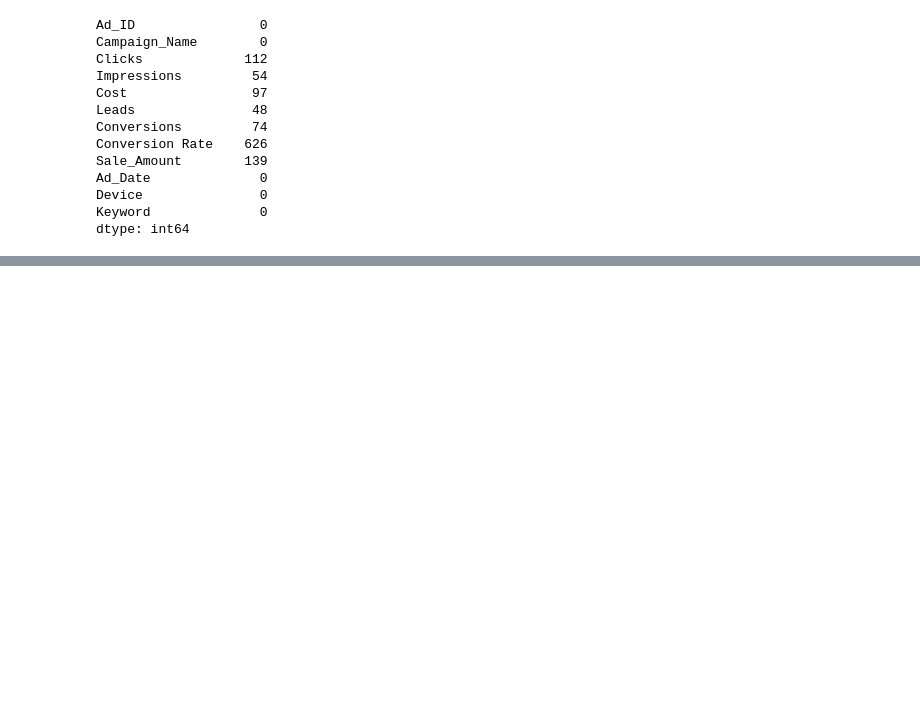
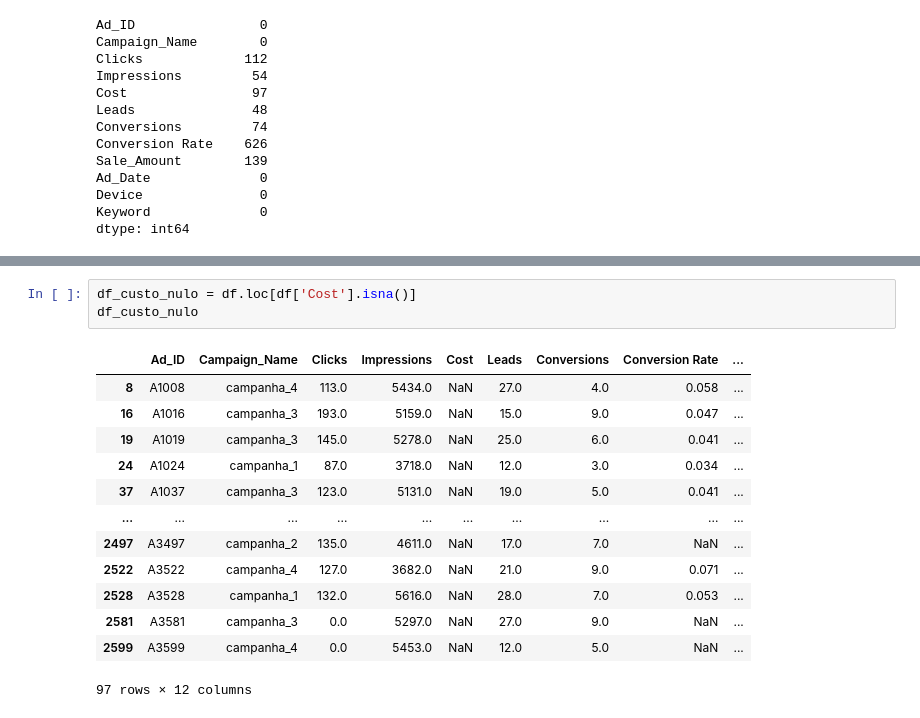
Before and after one commit to DieGod-DS/Google_Ads_Analisys, a Jupyter notebook: notebooks/3.ExploratoryDataAnalisys.ipynb, the cells around one changed output, grey strips where cells are left out. Saved outputs shown, nothing was run; the diff lists cells and outputs as text; blank space fills up the shorter version.

```diff
--- a/notebooks/3.ExploratoryDataAnalisys.ipynb
+++ b/notebooks/3.ExploratoryDataAnalisys.ipynb
@@ -187,0 +200,17 @@ Antes de remover qualquer valor desses, iremos conferir se de fato é uma inconc
+# %%
+df_custo_nulo = df.loc[df['Cost'].isna()]
+df_custo_nulo
+# %% [output]
+|  | Ad_ID | Campaign_Name | Clicks | Impressions | Cost | Leads | Conversions | Conversion Rate | ... |
+| 8 | A1008 | campanha_4 | 113.0 | 5434.0 | NaN | 27.0 | 4.0 | 0.058 | ... |
+| 16 | A1016 | campanha_3 | 193.0 | 5159.0 | NaN | 15.0 | 9.0 | 0.047 | ... |
+| 19 | A1019 | campanha_3 | 145.0 | 5278.0 | NaN | 25.0 | 6.0 | 0.041 | ... |
+| 24 | A1024 | campanha_1 | 87.0 | 3718.0 | NaN | 12.0 | 3.0 | 0.034 | ... |
+| 37 | A1037 | campanha_3 | 123.0 | 5131.0 | NaN | 19.0 | 5.0 | 0.041 | ... |
+| ... | ... | ... | ... | ... | ... | ... | ... | ... | ... |
+| 2497 | A3497 | campanha_2 | 135.0 | 4611.0 | NaN | 17.0 | 7.0 | NaN | ... |
+| 2522 | A3522 | campanha_4 | 127.0 | 3682.0 | NaN | 21.0 | 9.0 | 0.071 | ... |
+| 2528 | A3528 | campanha_1 | 132.0 | 5616.0 | NaN | 28.0 | 7.0 | 0.053 | ... |
+| 2581 | A3581 | campanha_3 | 0.0 | 5297.0 | NaN | 27.0 | 9.0 | NaN | ... |
+| 2599 | A3599 | campanha_4 | 0.0 | 5453.0 | NaN | 12.0 | 5.0 | NaN | ... |
+97 rows × 12 columns
```
Also changed, not shown: parts of 21 cells of this notebook.
